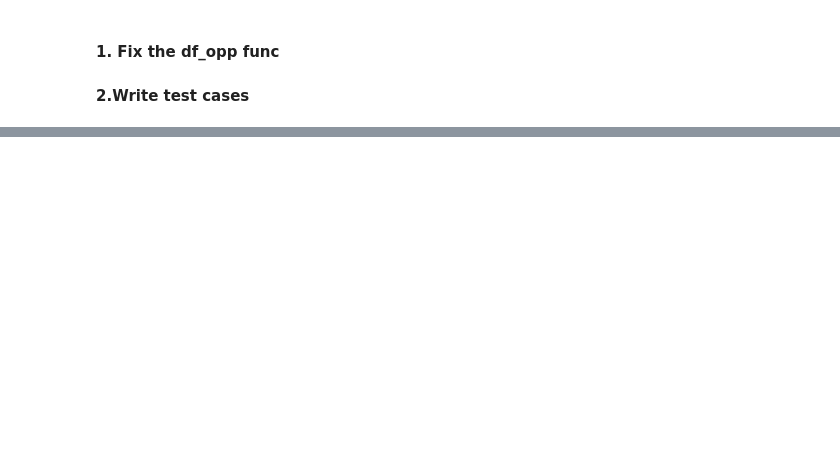
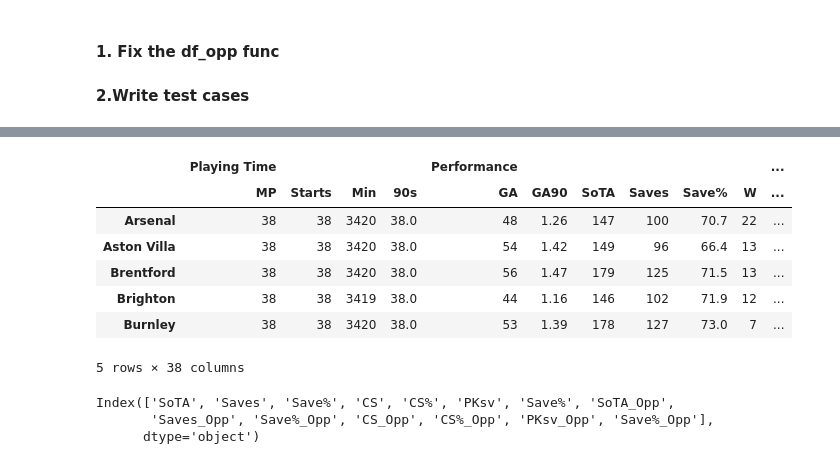
Before and after one commit to p13kara33/FootballData, a Jupyter notebook: footballdata/test_fbref.ipynb, the cells around one changed output, grey strips where cells are left out. Saved outputs shown, nothing was run; the diff lists cells and outputs as text; code cells hidden in the pictures; blank space fills up the shorter version.

```diff
--- a/footballdata/test_fbref.ipynb
+++ b/footballdata/test_fbref.ipynb
@@ -92,0 +116,19 @@ df
+# %%
+from library import merge_dfs
+df2 = merge_dfs(my_list[4].copy(), my_list[5].copy())
+df2.head()
+# %% [output]
+|  | Playing Time |  |  |  | Performance |  |  |  |  |  | ... |
+|  | MP | Starts | Min | 90s | GA | GA90 | SoTA | Saves | Save% | W | ... |
+| Arsenal | 38 | 38 | 3420 | 38.0 | 48 | 1.26 | 147 | 100 | 70.7 | 22 | ... |
+| Aston Villa | 38 | 38 | 3420 | 38.0 | 54 | 1.42 | 149 | 96 | 66.4 | 13 | ... |
+| Brentford | 38 | 38 | 3420 | 38.0 | 56 | 1.47 | 179 | 125 | 71.5 | 13 | ... |
+| Brighton | 38 | 38 | 3419 | 38.0 | 44 | 1.16 | 146 | 102 | 71.9 | 12 | ... |
+| Burnley | 38 | 38 | 3420 | 38.0 | 53 | 1.39 | 178 | 127 | 73.0 | 7 | ... |
+5 rows × 38 columns
+# %%
+df1.columns
+# %% [output]
+Index(['SoTA', 'Saves', 'Save%', 'CS', 'CS%', 'PKsv', 'Save%', 'SoTA_Opp',
+       'Saves_Opp', 'Save%_Opp', 'CS_Opp', 'CS%_Opp', 'PKsv_Opp', 'Save%_Opp'],
+      dtype='object')
```
Also changed, not shown: parts of 6 cells of this notebook, 1 other file.
